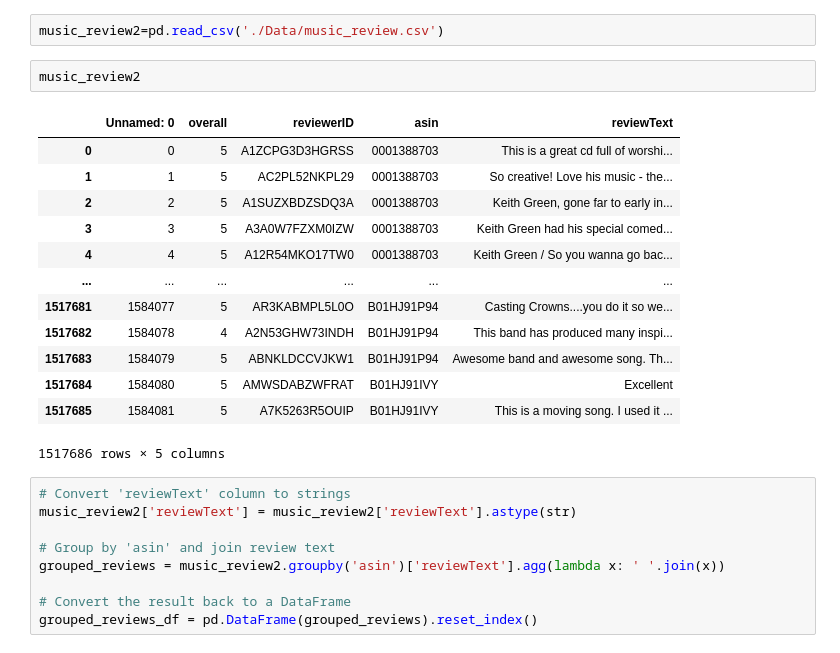
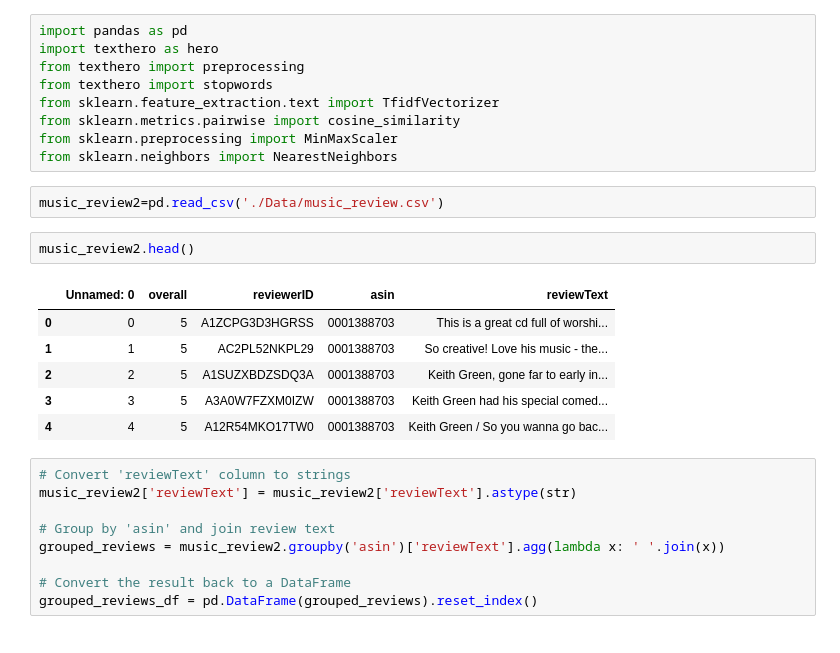
Before and after one commit to RigatN/Amazon_Digital_Music_Recommendation_System, a Jupyter notebook: content_based.ipynb, the cells around one changed output. Drawn from its saved outputs; the diff is of its cells as text.

```diff
--- a/content_based.ipynb
+++ b/content_based.ipynb
@@ -13,21 +1,23 @@ plt.style.use('fast')
+# %%
+import pandas as pd
+import texthero as hero
+from texthero import preprocessing
+from texthero import stopwords
+from sklearn.feature_extraction.text import TfidfVectorizer
+from sklearn.metrics.pairwise import cosine_similarity
+from sklearn.preprocessing import MinMaxScaler
+from sklearn.neighbors import NearestNeighbors
 # %%
 music_review2=pd.read_csv('./Data/music_review.csv')
 # %%
-music_review2
+music_review2.head()
 # %% [output]
 |  | Unnamed: 0 | overall | reviewerID | asin | reviewText |
 | 0 | 0 | 5 | A1ZCPG3D3HGRSS | 0001388703 | This is a great cd full of worshi... |
 | 1 | 1 | 5 | AC2PL52NKPL29 | 0001388703 | So creative! Love his music - the... |
 | 2 | 2 | 5 | A1SUZXBDZSDQ3A | 0001388703 | Keith Green, gone far to early in... |
 | 3 | 3 | 5 | A3A0W7FZXM0IZW | 0001388703 | Keith Green had his special comed... |
 | 4 | 4 | 5 | A12R54MKO17TW0 | 0001388703 | Keith Green / So you wanna go bac... |
-| ... | ... | ... | ... | ... | ... |
-| 1517681 | 1584077 | 5 | AR3KABMPL5L0O | B01HJ91P94 | Casting Crowns....you do it so we... |
-| 1517682 | 1584078 | 4 | A2N53GHW73INDH | B01HJ91P94 | This band has produced many inspi... |
-| 1517683 | 1584079 | 5 | ABNKLDCCVJKW1 | B01HJ91P94 | Awesome band and awesome song. Th... |
-| 1517684 | 1584080 | 5 | AMWSDABZWFRAT | B01HJ91IVY | Excellent |
-| 1517685 | 1584081 | 5 | A7K5263R5OUIP | B01HJ91IVY | This is a moving song. I used it ... |
-1517686 rows × 5 columns
 # %%
 # Convert 'reviewText' column to strings
 music_review2['reviewText'] = music_review2['reviewText'].astype(str)
```
Also changed, not shown: parts of 7 cells of this notebook, 2 other files.
